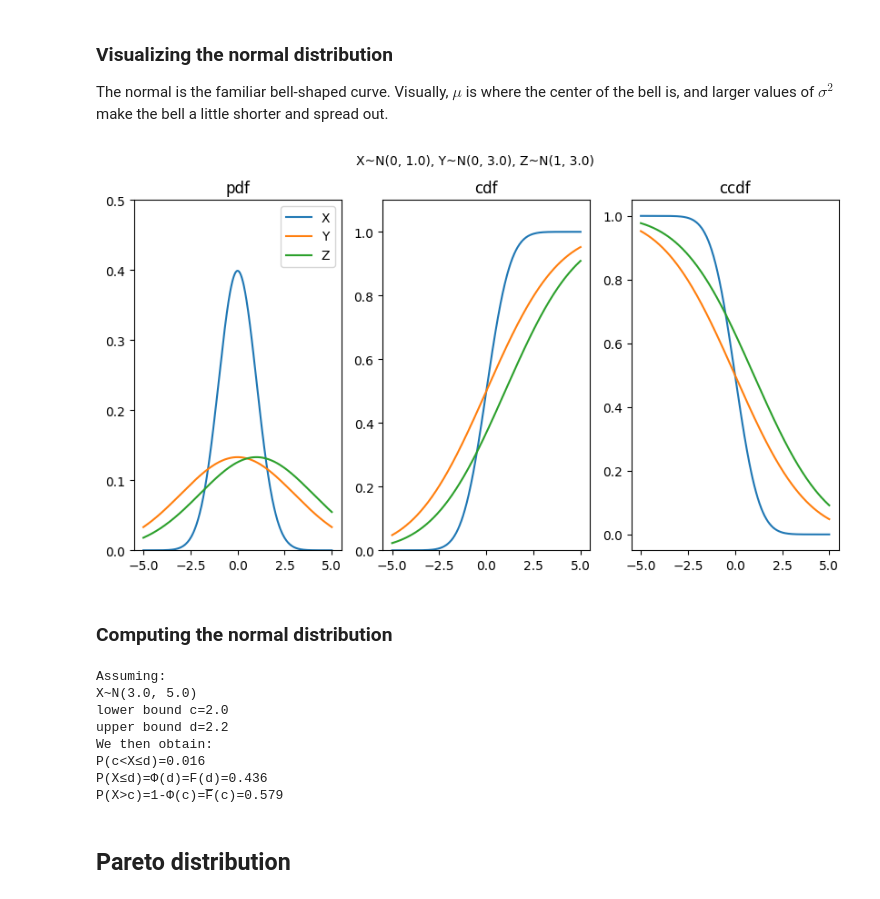
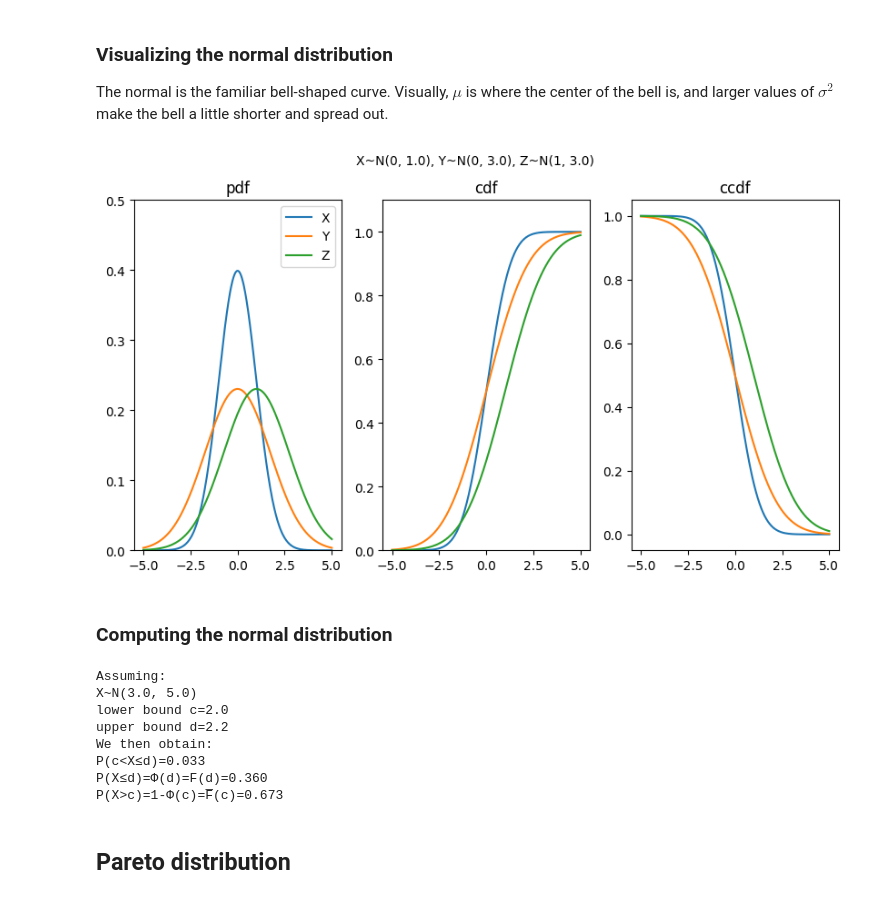
Before and after one commit to logic-teaching/philstatsbook, a Jupyter notebook: _build/jupyter_execute/Chap04.ipynb, the cells around one changed output. Cells and saved outputs as stored; diff of their text form; code cells hidden in the pictures.

```diff
--- a/_build/jupyter_execute/Chap04.ipynb
+++ b/_build/jupyter_execute/Chap04.ipynb
@@ -493,45 +493,51 @@ import numpy as np                # load numpy package
 import matplotlib.pyplot as plt   # load pyplot package
 from scipy.stats import norm     # load binomial distribution
 
+sd_1 = np.sqrt(var_1) # standard deviation of X
+sd_2 = np.sqrt(var_2) # standard deviation of Y
+sd_3 = np.sqrt(var_3) # standard deviation of Z
+
+# in what follows, note that scipy.stats's normal distribution uses standard deviation, not variance
+
 v = np.linspace(-5, 5, 1000) # values for x-axis
-Xpdf = norm.pdf(v, mu_1, var_1) # pdf for X
-Xcdf = norm.cdf(v, mu_1, var_1) # cdf for X
+Xpdf = norm.pdf(v, mu_1, sd_1) # pdf for X
+Xcdf = norm.cdf(v, mu_1, sd_1) # cdf for X
 Xccdf = 1-Xcdf               # ccdf for X
-Ypdf = norm.pdf(v, mu_2, var_2) # pdf for Y
-Ycdf = norm.cdf(v, mu_2, var_2) # cdf for Y
+Ypdf = norm.pdf(v, mu_2, sd_2) # pdf for Y
+Ycdf = norm.cdf(v, mu_2, sd_2) # cdf for Y
 Yccdf = 1-Ycdf               # ccdf for Y
-Zpdf = norm.pdf(v, mu_3, var_3) # pdf for Z
-Zcdf = norm.cdf(v, mu_3, var_3) # cdf for Z
+Zpdf = norm.pdf(v, mu_3, sd_3) # pdf for Z
+Zcdf = norm.cdf(v, mu_3, sd_3) # cdf for Z
 Zccdf = 1-Zcdf               # ccdf for Z
 
 fig, axs = plt.subplots(1, 3, figsize=(10, 5))  # 1 row, 3 columns
 fig.suptitle('X~N(%i, %1.1f), Y~N(%i, %1.1f), Z~N(%i, %1.1f)' % (mu_1,var_1,mu_2,var_2,mu_3,var_3), fontsize=10)
 
  # Plot the PDF on the first subplot
 axs[0].plot(v, Xpdf, label='X')
 axs[0].plot(v, Ypdf, label='Y')
 axs[0].plot(v, Zpdf, label='Z')
 axs[0].set_ylim(0, .5)
 axs[0].legend()
 axs[0].set_title('pdf')
 
 # Plot the CDF on the second subplot
 axs[1].plot(v, Xcdf)
 axs[1].plot(v, Ycdf)
 axs[1].plot(v, Zcdf)
 axs[1].set_ylim(0, 1.1)
 axs[1].set_title('cdf')
 
 # Plot the CCDF on the third subplot
 axs[2].plot(v, Xccdf)
 axs[2].plot(v, Yccdf)
 axs[2].plot(v, Zccdf)
 axs[1].set_ylim(0, 1.1)
 axs[2].set_title('ccdf')
 
 plt.show()
 # %% [output]
-[figure, old version]
+[figure, new version]
 # %% [markdown]
 ### Computing the normal distribution
 # %%
@@ -549,11 +555,16 @@ d = 2.2 # set upper bound of interval you are interested in
 import numpy as np
 from scipy.stats import norm
 
-pdfvalue = norm.cdf(d, mu, var) - norm.cdf(c, mu, var) # P(c<X≤d)
+sd = np.sqrt(var) # standard deviation of X
 
-cdfvalue = norm.cdf(d, mu, var) # P(X≤d)
+# in what follows, note that scipy.stats's normal distribution uses standard deviation, not variance
 
-ccdfvalue = 1-norm.cdf(c, mu, var) # P(X>c)
+
+pdfvalue = norm.cdf(d, mu, sd) - norm.cdf(c, mu, sd) # P(c<X≤d)
+
+cdfvalue = norm.cdf(d, mu, sd) # P(X≤d)
+
+ccdfvalue = 1-norm.cdf(c, mu, sd) # P(X>c)
 
 print ('Assuming:')
 
@@ -576,9 +587,9 @@ X~N(3.0, 5.0)
 lower bound c=2.0
 upper bound d=2.2
 We then obtain:
-P(c<X≤d)=0.016
-P(X≤d)=Φ(d)=F(d)=0.436
-P(X>c)=1-Φ(c)=F̅(c)=0.579
+P(c<X≤d)=0.033
+P(X≤d)=Φ(d)=F(d)=0.360
+P(X>c)=1-Φ(c)=F̅(c)=0.673
 # %% [markdown]
 ## Pareto distribution
 # %% [markdown]
```
Also changed, not shown: 47 other files.
